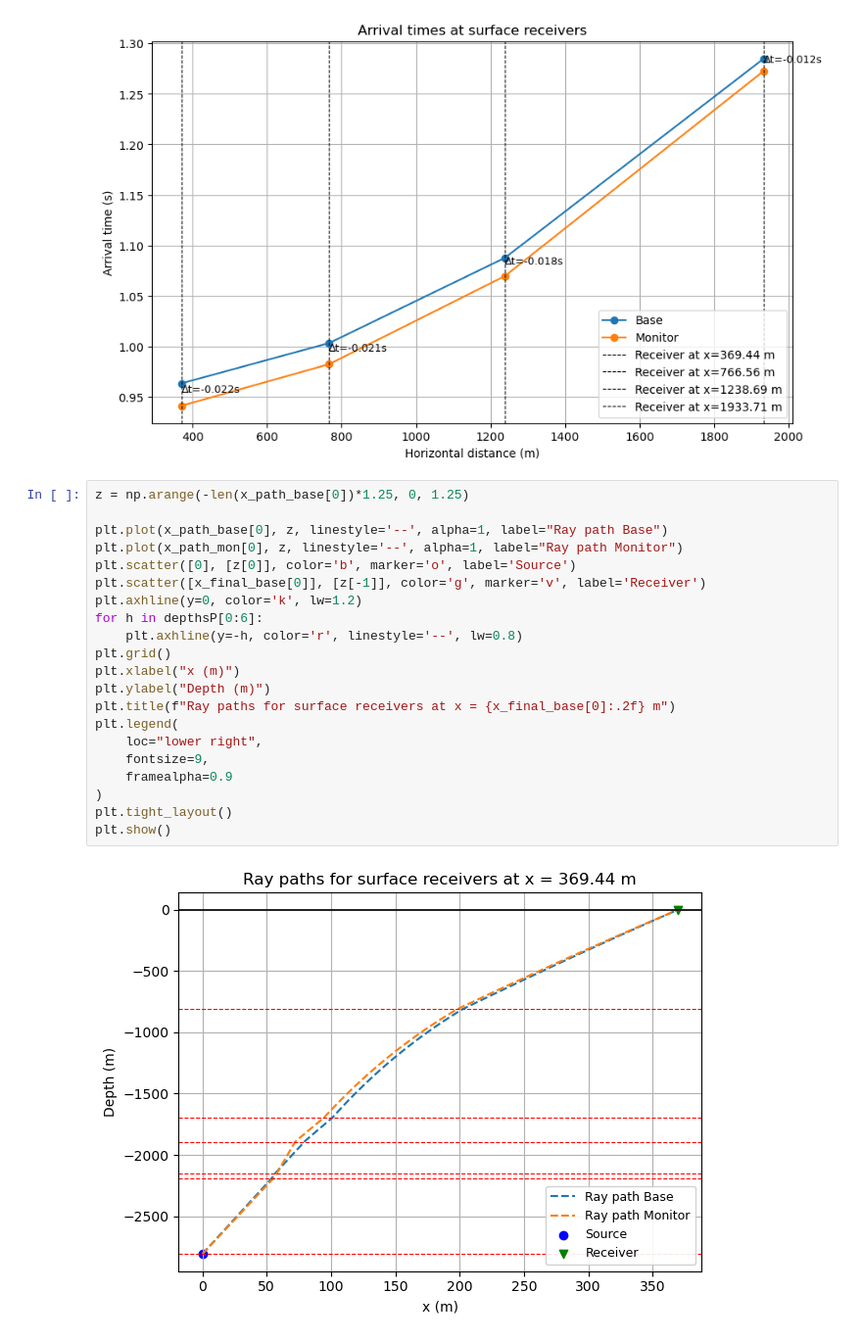
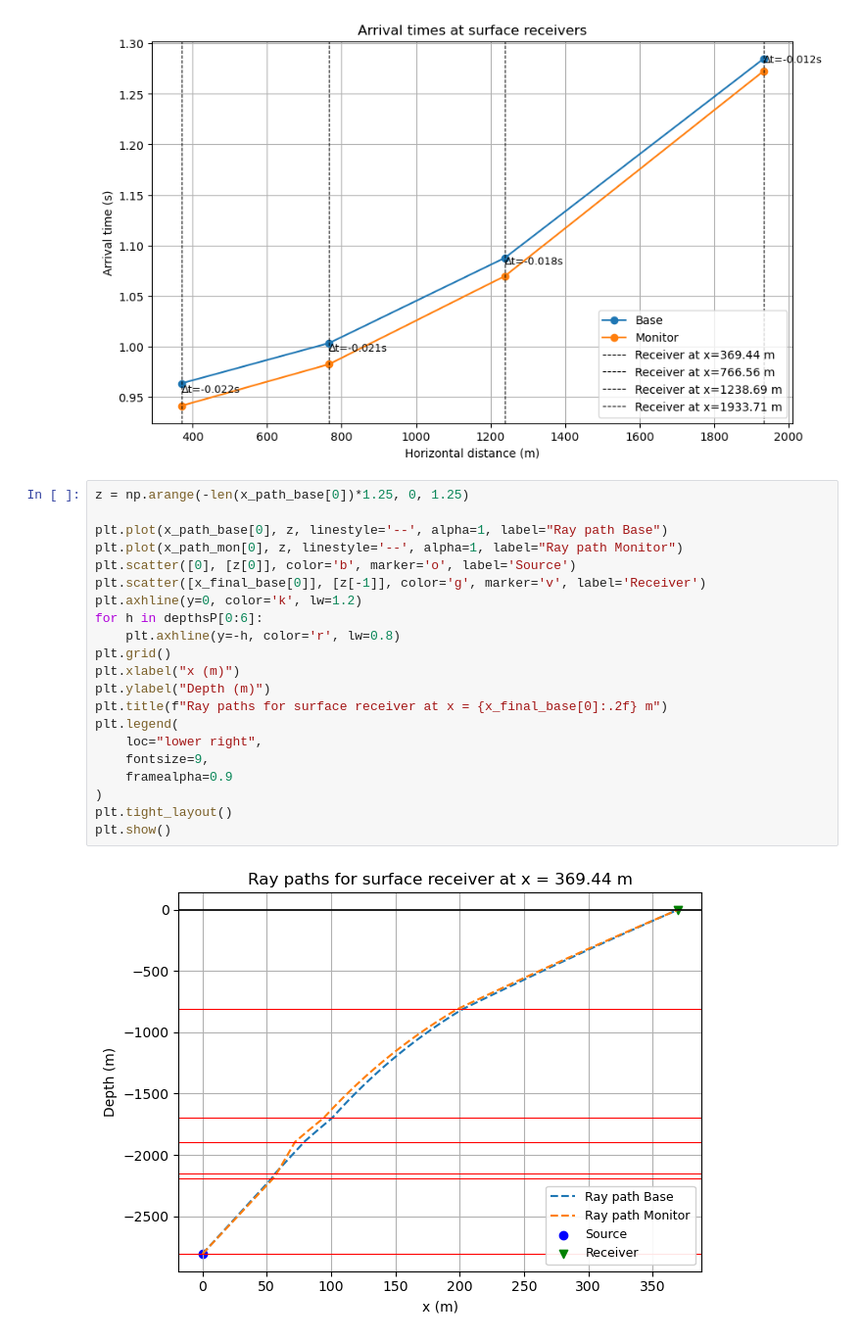
Before and after one commit to GijsvanGrieken/seismicity_groningen, a Jupyter notebook: Workshop_group2_final.ipynb, the cells around one changed output. Shown at 98% size. Cells and saved outputs as stored; diff of their text form.

```diff
--- a/Workshop_group2_final.ipynb
+++ b/Workshop_group2_final.ipynb
@@ -828,23 +846,23 @@ Text(0, 0.5, 'Arrival time (s)')
 # %%
 z = np.arange(-len(x_path_base[0])*1.25, 0, 1.25)
 
 plt.plot(x_path_base[0], z, linestyle='--', alpha=1, label="Ray path Base")
 plt.plot(x_path_mon[0], z, linestyle='--', alpha=1, label="Ray path Monitor")
 plt.scatter([0], [z[0]], color='b', marker='o', label='Source')
 plt.scatter([x_final_base[0]], [z[-1]], color='g', marker='v', label='Receiver')
 plt.axhline(y=0, color='k', lw=1.2)
 for h in depthsP[0:6]:
-    plt.axhline(y=-h, color='r', linestyle='--', lw=0.8)
+    plt.axhline(y=-h, color='r', lw=0.8)
 plt.grid()
 plt.xlabel("x (m)")
 plt.ylabel("Depth (m)")
-plt.title(f"Ray paths for surface receivers at x = {x_final_base[0]:.2f} m")
+plt.title(f"Ray paths for surface receiver at x = {x_final_base[0]:.2f} m")
 plt.legend(
     loc="lower right",
     fontsize=9,
     framealpha=0.9
 )
 plt.tight_layout()
 plt.show()
 # %% [output]
-[figure, old version]
+[figure, new version]
```
Also changed, not shown: parts of 2 cells of this notebook.
